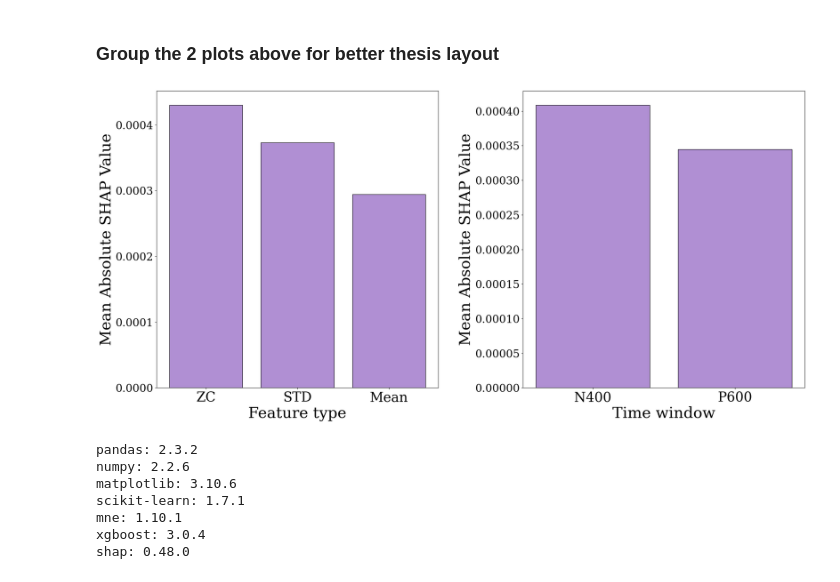
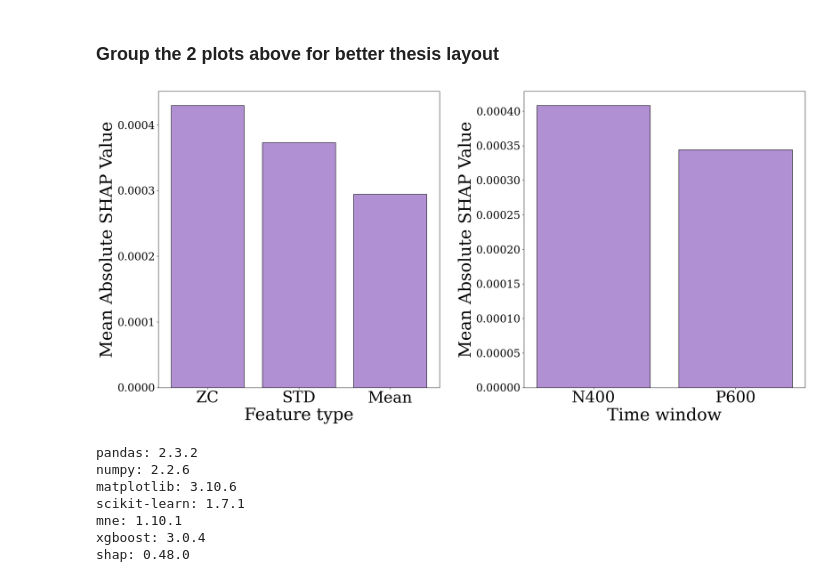
Before and after one commit to MariaDiana28/BSc-CSAI-Thesis-Maria-Ene-Tilburg-University, a Jupyter notebook: SHAP.ipynb, the cells around one changed output. Drawn from its saved outputs; the diff is of its cells as text; code cells hidden in the pictures.

```diff
--- a/SHAP.ipynb
+++ b/SHAP.ipynb
@@ -462,37 +462,37 @@ erp_importance = (
 )
 
 # same style
 plt.rcParams.update({
     "font.family": "serif",
     "font.size": 34,
-    "axes.titlesize": 34,
-    "axes.labelsize": 34,
-    "xtick.labelsize": 30,
+    "axes.titlesize": 38,
+    "axes.labelsize": 38,
+    "xtick.labelsize": 35,
     "ytick.labelsize": 24,
     "legend.fontsize": 34
 })
 
 # two panels side by side
 fig, (ax1, ax2) = plt.subplots(1, 2, figsize=(26, 12))
 # space between them
 plt.subplots_adjust(wspace=0.3)
 
 # Left panel -> by feature type
 ax1.bar(type_importance.index, type_importance.values,
         color="#B08FD3", edgecolor="black")
 ax1.set_ylabel("Mean Absolute SHAP Value")
 ax1.set_xlabel("Feature type")
 
 # Right panel -> by ERP window
 ax2.bar(erp_importance.index, erp_importance.values,
         color="#B08FD3", edgecolor="black")
 ax2.set_ylabel("Mean Absolute SHAP Value")
 ax2.set_xlabel("Time window")
 
 plt.savefig("shap_importance_combined.pdf", bbox_inches="tight")
 plt.show()
 # %% [output]
-[figure, old version]
+[figure, new version]
 # %%
 import pandas as pd
 import numpy as np
```
Also changed, not shown: 6 other files.
